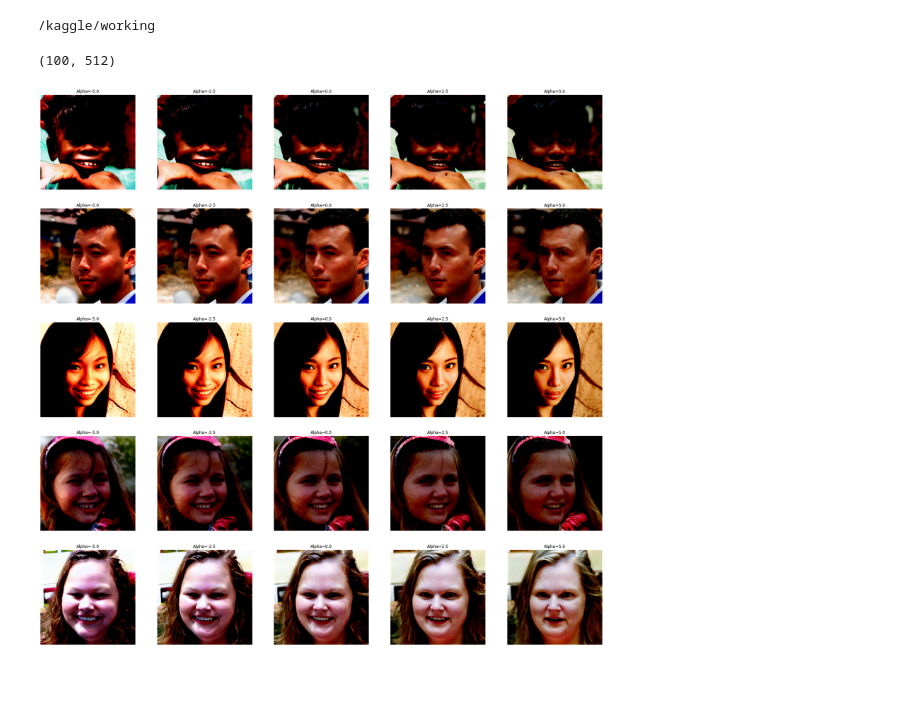
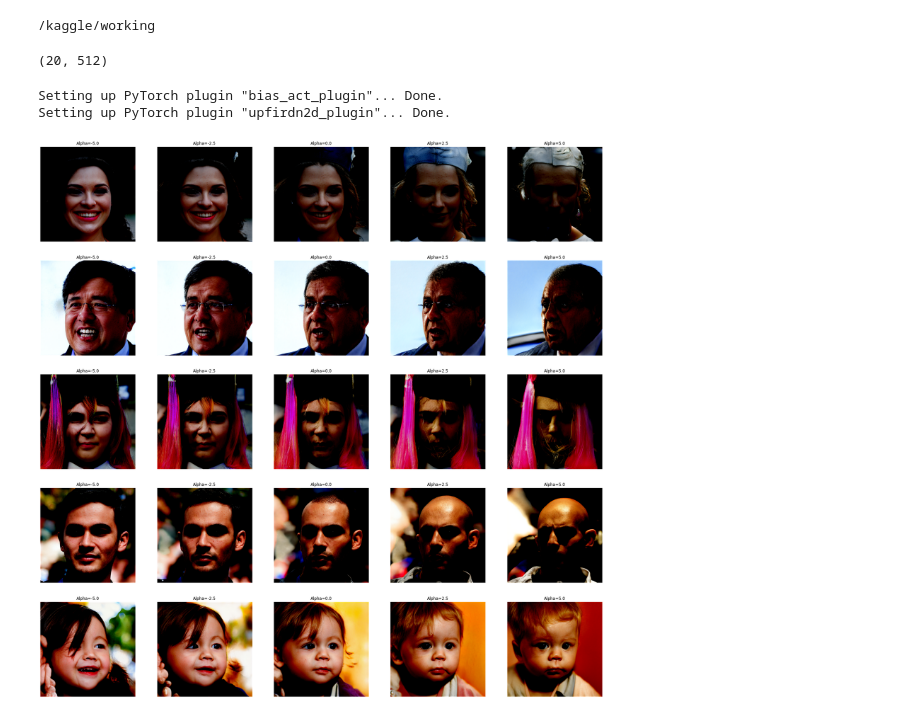
Before and after one commit to Palandr123/exploring-gan-latent-spaces, a Jupyter notebook: ica_stylegan.ipynb, the cells around one changed output. Cells and saved outputs as stored; diff of their text form; code cells hidden in the pictures; blank space fills up the shorter version.

```diff
--- a/ica_stylegan.ipynb
+++ b/ica_stylegan.ipynb
@@ -90,7 +90,7 @@ def gen_samples(path, G, n_samples, batch_size, device):
 # %%
 from sklearn.decomposition import PCA, FastICA
 # %%
-path = "/kaggle/working/ica_stylegan_components_100.csv"
+path = "/kaggle/working/ica_stylegan_components.csv"
 if os.path.exists(path):
     pc = np.loadtxt(path, delimiter=",")
 else:
@@ -104,25 +104,26 @@ else:
 # %%
 pc.shape
 # %% [output]
-(100, 512)
+(20, 512)
 # %%
 z = torch.randn([5, G.z_dim]).to(device)
 # %%
-idx = 0
+idx = 8
 alphas = np.linspace(-5, 5, 5)
 edits = torch.tensor(alphas.reshape(-1,1)*(pc[idx]/np.linalg.norm(pc[idx]))).to(device)
 edits = edits.unsqueeze(1).repeat_interleave(18, dim=1)
 fig, axs = plt.subplots(5,5, figsize=(30,30))
-
 for idx in range(5):
     w = G.mapping(z[idx].unsqueeze(0), None)
     w_edits = w.repeat(5, 1, 1)
     w_edits[:, :]+=edits[:, :]
     for i, w_edit in enumerate(w_edits):
         img = G.synthesis(w_edit.unsqueeze(0))[0]
         out = img.permute([1,2,0]).detach().cpu().numpy()
         axs[idx, i].axis('off')
         axs[idx, i].imshow(out)
         axs[idx, i].set_title(f"Alpha={alphas[i]}")
 # %% [output]
+Setting up PyTorch plugin "bias_act_plugin"... Done.
+Setting up PyTorch plugin "upfirdn2d_plugin"... Done.
-[figure, old version]
+[figure, new version]
```
Also changed, not shown: parts of 9 cells of this notebook.
